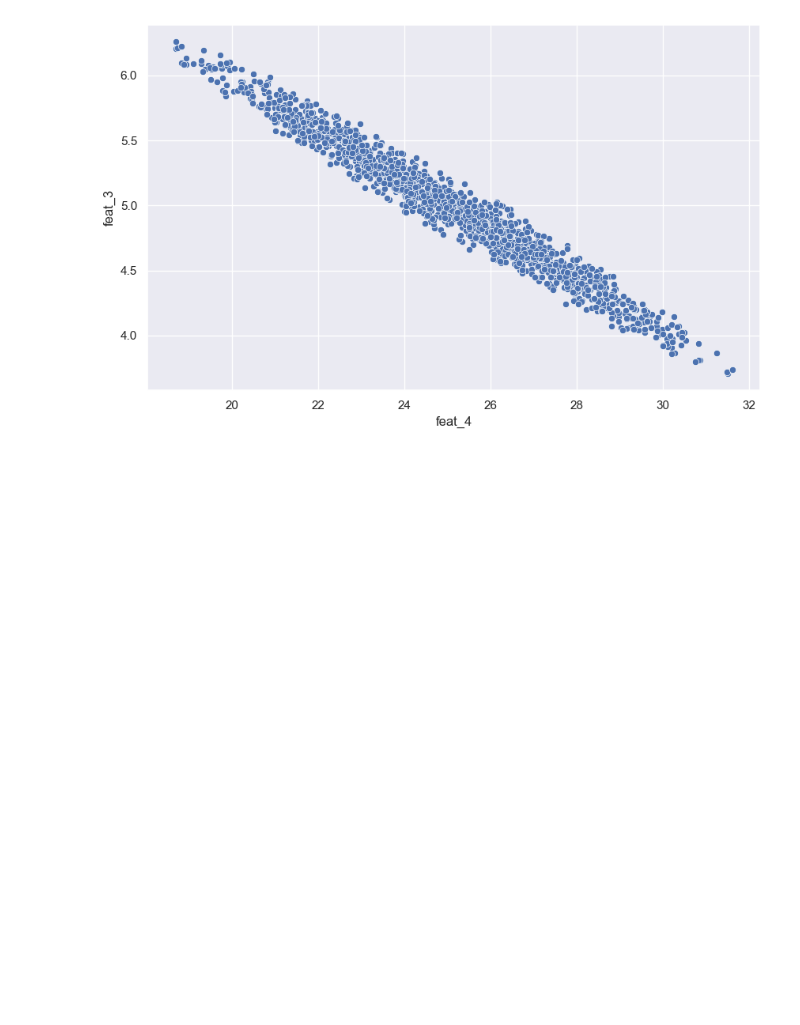
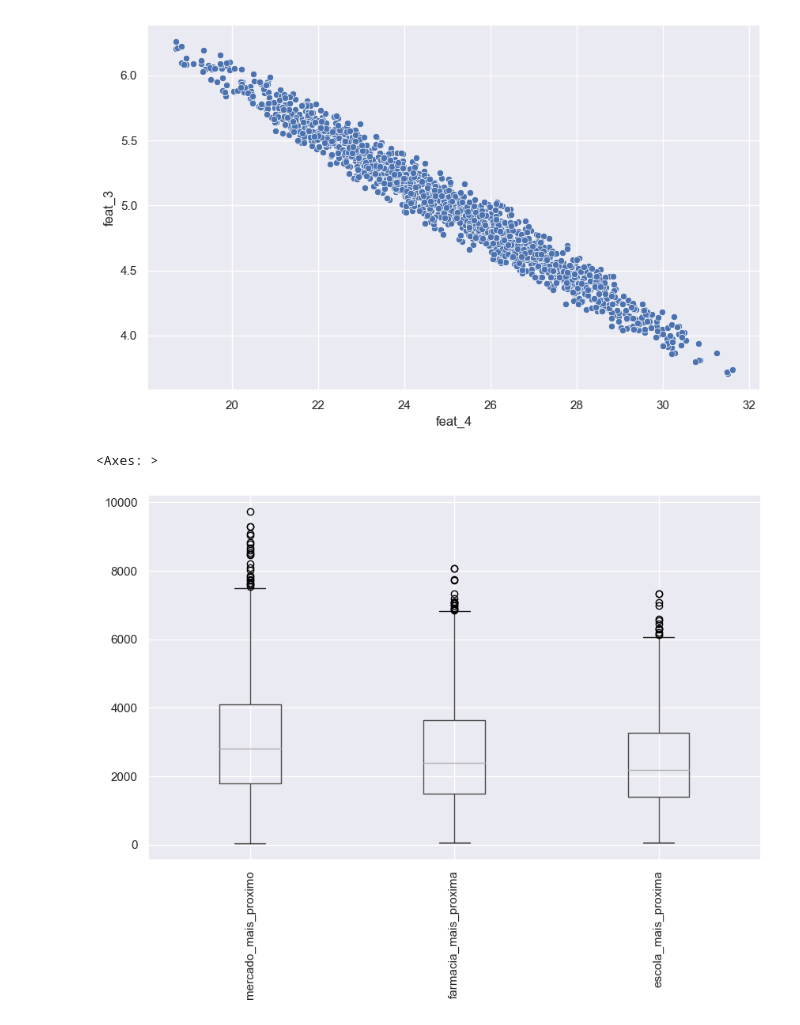
Before and after one commit to victorwasz/datamining-utfpr-2023, a Jupyter notebook: aula_2_e_3/Copia_exercicio_01.ipynb, the cells around one changed output. Saved outputs shown, nothing was run; the diff lists cells and outputs as text; code cells hidden in the pictures; blank space fills up the shorter version.

```diff
--- a/aula_2_e_3/Copia_exercicio_01.ipynb
+++ b/aula_2_e_3/Copia_exercicio_01.ipynb
@@ -357,9 +364,6 @@ dados = dados[~dados[["tipo","cod_localidade"]].isna().any(axis=1)]
 # %%
-import numpy as np
-
 dados.loc[:,"tipo"] = dados.tipo.str.capitalize()
-dados.loc[:,"tipo"] = dados.tipo.apply(lambda x: x.replace("Tipo","Localidade"))
-dados = dados.query("tipo.isin(['Localidade 1','Localidade 2'])")
+dados = dados.query("tipo.isin(['Tipo 1','Tipo 2'])")
 dados.tipo.value_counts()
 # %% [output]
 tipo
@@ -524,3 +556,9 @@ sns.scatterplot(x = dados.feat_4,y = dados.feat_3)
 # %% [output]
 <Axes: xlabel='feat_4', ylabel='feat_3'>
 [figure]
+# %%
+colunas = ['mercado_mais_proximo', 'farmacia_mais_proxima','escola_mais_proxima']
+dados[colunas].boxplot(rot=90)
+# %% [output]
+<Axes: >
+[figure, added]
```
Also changed, not shown: parts of 31 cells of this notebook, 1 other file.
